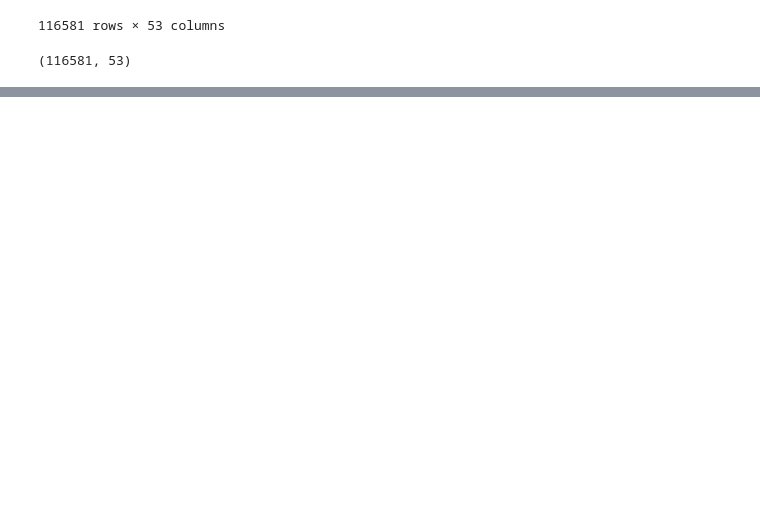
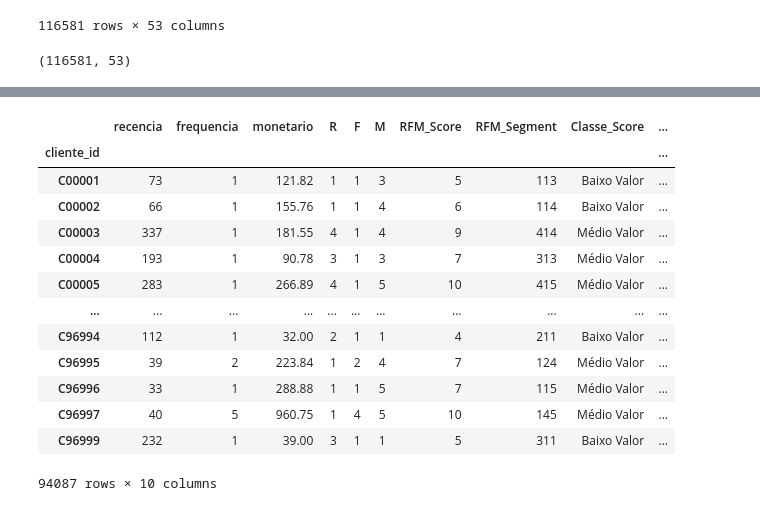
Before and after one commit to jaimejrs/bootcamp_digital_college_070126, a Jupyter notebook: analise.ipynb, the cells around one changed output, grey strips where cells are left out. Saved outputs shown, nothing was run; the diff lists cells and outputs as text; code cells hidden in the pictures; blank space fills up the shorter version.

```diff
--- a/analise.ipynb
+++ b/analise.ipynb
@@ -91,0 +293,7 @@ See the caveats in the documentation: https://pandas.pydata.org/pandas-docs/stab
+# %%
+df_agregado['R' ] = df_agregado['R'].astype(int)
+df_agregado['F'] = df_agregado['F'].astype(int)
+df_agregado['M'] = df_agregado['M'].astype(int)
+# %%
+df_agregado['RFM_Score'] = df_agregado['R'] + df_agregado['F'] + df_agregado['M']
+df_agregado['RFM_Segment'] = df_agregado['R'].astype(str) + df_agregado['F'].astype(str) + df_agregado['M'].astype(str)
@@ -91,0 +310,43 @@ See the caveats in the documentation: https://pandas.pydata.org/pandas-docs/stab
+# %%
+def classify_by_score(score):
+    if score >= 11:
+        return 'Alto Valor'
+    elif score >= 7:
+        return 'Médio Valor'
+    else:
+        return 'Baixo Valor'
+
+def classify_by_segment(segment):
+    r, f, m = int(segment[0]), int(segment[1]), int(segment[2])
+    if r >= 4 and f >= 4 and m >= 4:
+        return 'Campeões'
+    elif r >= 3 and f >= 3 and m >= 3:
+        return 'Clientes Fiéis'
+    elif r >= 3 and f >= 1 and m >= 3:
+        return 'Clientes Potenciais'
+    elif r >= 3 and f >= 1 and m >= 1:
+        return 'Novos Clientes'
+    elif r >= 1 and f >= 1 and m >= 1:
+        return 'Clientes em Risco'
+    else:
+        return 'Perdidos'
+# %%
+df_agregado['Classe_Score'] = df_agregado['RFM_Score'].apply(classify_by_score)
+df_agregado['Classe_Segmento'] = df_agregado['RFM_Segment'].apply(classify_by_segment)
+# %%
+df_agregado
+# %% [output]
+|  | recencia | frequencia | monetario | R | F | M | RFM_Score | RFM_Segment | Classe_Score | ... |
+| cliente_id |  |  |  |  |  |  |  |  |  | ... |
+| C00001 | 73 | 1 | 121.82 | 1 | 1 | 3 | 5 | 113 | Baixo Valor | ... |
+| C00002 | 66 | 1 | 155.76 | 1 | 1 | 4 | 6 | 114 | Baixo Valor | ... |
+| C00003 | 337 | 1 | 181.55 | 4 | 1 | 4 | 9 | 414 | Médio Valor | ... |
+| C00004 | 193 | 1 | 90.78 | 3 | 1 | 3 | 7 | 313 | Médio Valor | ... |
+| C00005 | 283 | 1 | 266.89 | 4 | 1 | 5 | 10 | 415 | Médio Valor | ... |
+| ... | ... | ... | ... | ... | ... | ... | ... | ... | ... | ... |
+| C96994 | 112 | 1 | 32.00 | 2 | 1 | 1 | 4 | 211 | Baixo Valor | ... |
+| C96995 | 39 | 2 | 223.84 | 1 | 2 | 4 | 7 | 124 | Médio Valor | ... |
+| C96996 | 33 | 1 | 288.88 | 1 | 1 | 5 | 7 | 115 | Médio Valor | ... |
+| C96997 | 40 | 5 | 960.75 | 1 | 4 | 5 | 10 | 145 | Médio Valor | ... |
+| C96999 | 232 | 1 | 39.00 | 3 | 1 | 1 | 5 | 311 | Baixo Valor | ... |
+94087 rows × 10 columns
```
Also changed, not shown: parts of 31 cells of this notebook.
